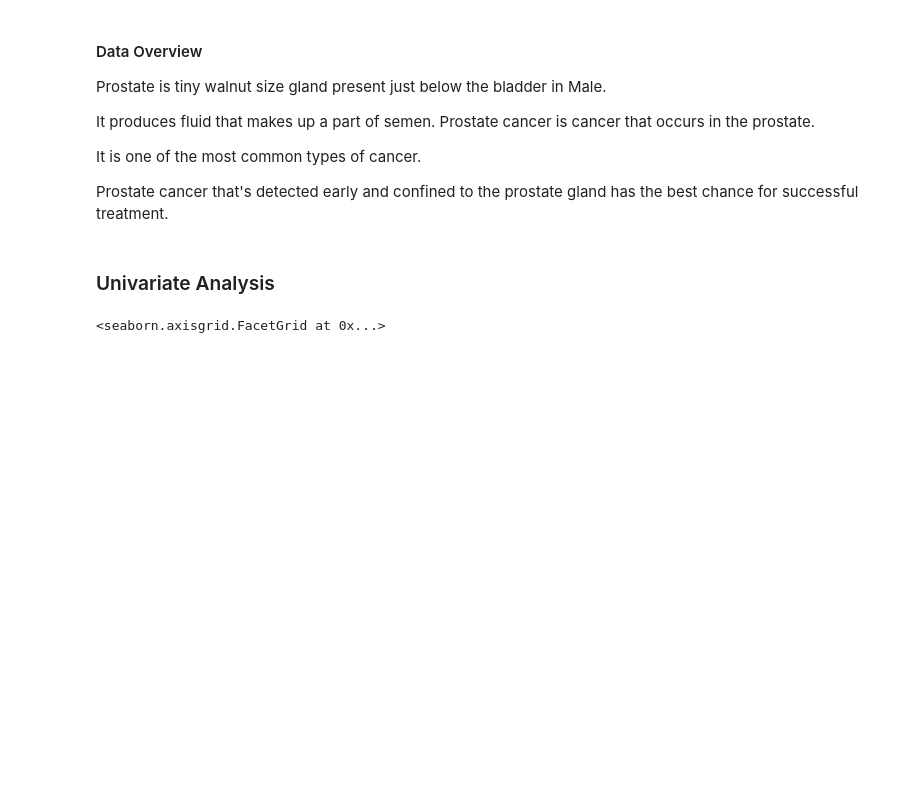
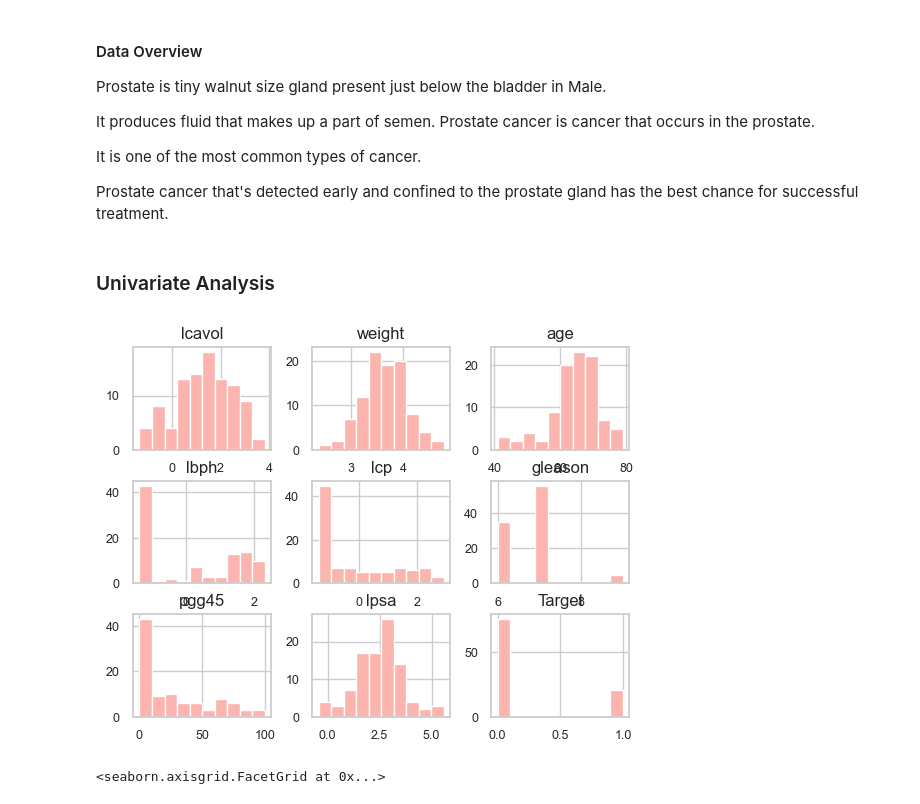
Before and after one commit to Ammon21/Prostate-Cancer-Detection, a Jupyter notebook: notebooks/EDA.ipynb, the cells around one changed output. Drawn from its saved outputs; the diff is of its cells as text; code cells hidden in the pictures; blank space fills up the shorter version.

```diff
--- a/notebooks/EDA.ipynb
+++ b/notebooks/EDA.ipynb
@@ -58,6 +58,12 @@ It is one of the most common types of cancer.
 Prostate cancer that's detected early and confined to the prostate gland has the best chance for successful treatment.
 # %% [markdown]
 ### Univariate Analysis
+# %%
+sns.set_palette('Pastel1')
+fig = df.hist(xlabelsize=9, ylabelsize=9)
+plt.show()
+# %% [output]
+[figure, added]
 # %%
 sns.displot(data=df, x="age", color='limegreen', kde=True, height=4, aspect=2, bins=15)
 # %% [output]
```
Also changed, not shown: parts of 2 cells of this notebook, 1 other file.
